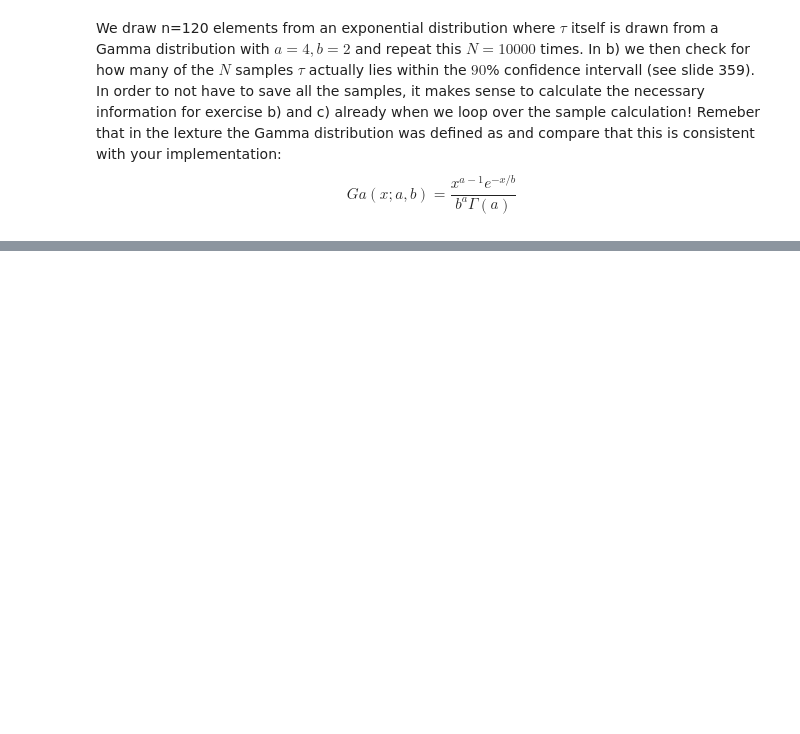
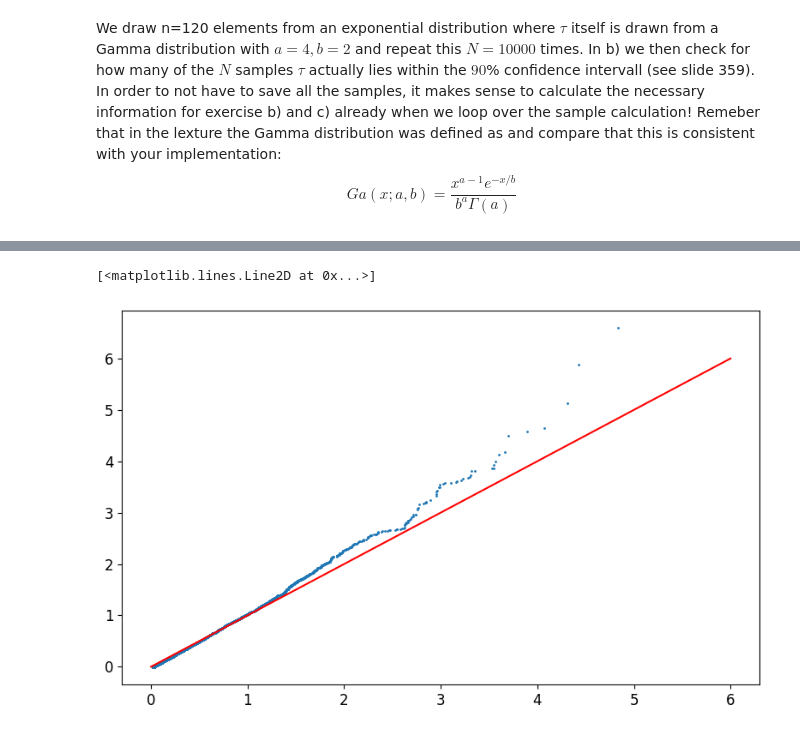
Before and after one commit to Jibbet/statmeth, a Jupyter notebook: code/ex5/Bsp2_Skeleton.ipynb, the cells around one changed output, grey strips where cells are left out. Saved outputs shown, nothing was run; the diff lists cells and outputs as text; code cells hidden in the pictures; blank space fills up the shorter version.

```diff
--- a/code/ex5/Bsp2_Skeleton.ipynb
+++ b/code/ex5/Bsp2_Skeleton.ipynb
@@ -85,0 +86,10 @@ plt.plot(x,d)
+# %%
+# Use the differences array from above and choose a graphical presentation to show that the values are symmetrically distributed around 0
+m = np.median(differences)
+dlm = np.sort(-differences[differences<m])
+dhm = np.sort(differences[differences>m])
+plt.scatter(dlm,dhm, s=1)
+plt.plot([0,6],[0,6],c="red")
+# %% [output]
+[<matplotlib.lines.Line2D at 0x...>]
+[figure, added]
```
Also changed, not shown: parts of 3 cells of this notebook, 9 other files.
